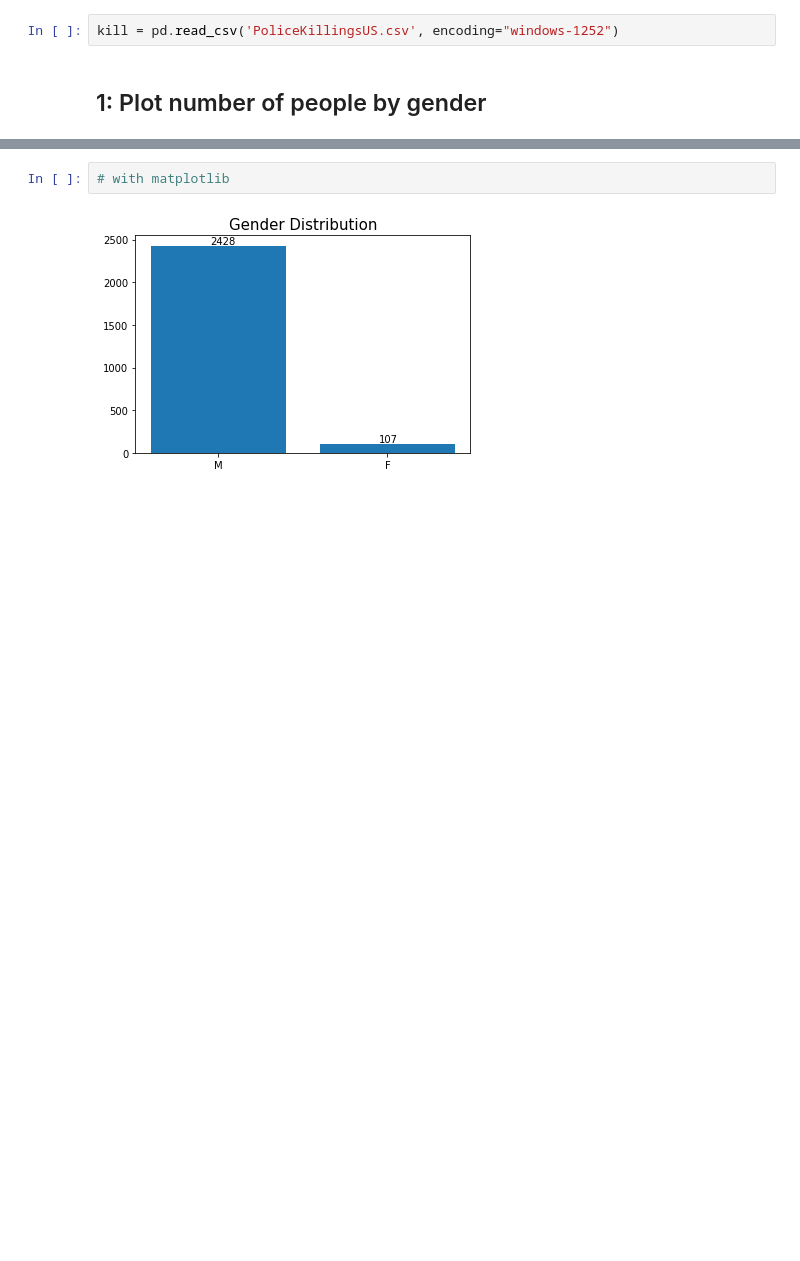
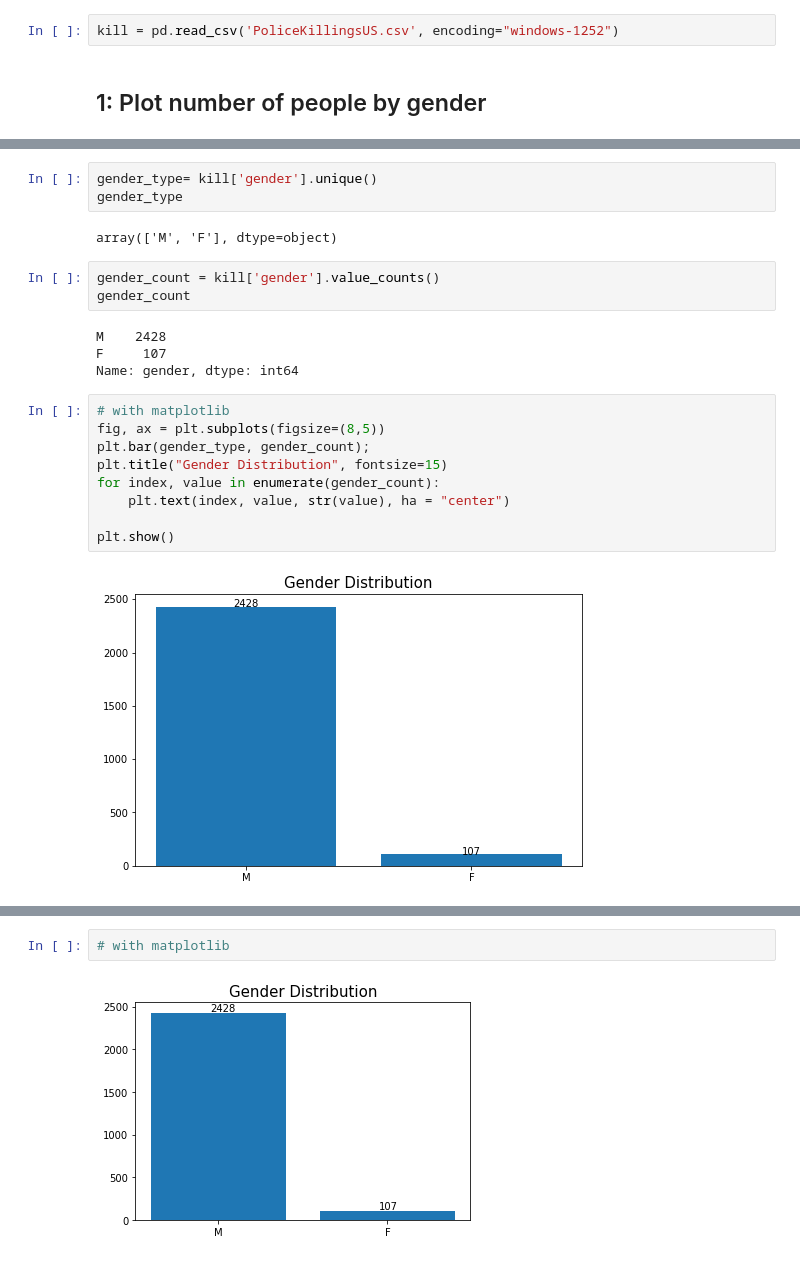
Before and after one commit to bulent-1111/Data_Science, a Jupyter notebook: Assignment/MatPlotLib_Assignment_1_student.ipynb, the cells around one changed output, grey strips where cells are left out. Cells and saved outputs as stored; diff of their text form; blank space fills up the shorter version.

Commit message:
Python Matplotlib code added

```diff
--- a/Assignment/MatPlotLib_Assignment_1_student.ipynb
+++ b/Assignment/MatPlotLib_Assignment_1_student.ipynb
@@ -37,0 +55,23 @@ kill = pd.read_csv('PoliceKillingsUS.csv', encoding="windows-1252")
+# %%
+gender_type= kill['gender'].unique()
+gender_type
+# %% [output]
+array(['M', 'F'], dtype=object)
+# %%
+gender_count = kill['gender'].value_counts()
+gender_count
+# %% [output]
+M    2428
+F     107
+Name: gender, dtype: int64
+# %%
+# with matplotlib
+fig, ax = plt.subplots(figsize=(8,5))
+plt.bar(gender_type, gender_count);
+plt.title("Gender Distribution", fontsize=15)
+for index, value in enumerate(gender_count):
+    plt.text(index, value, str(value), ha = "center")
+
+plt.show()
+# %% [output]
+[figure, added]
```
Also changed, not shown: parts of 21 cells of this notebook, 2 other files.
